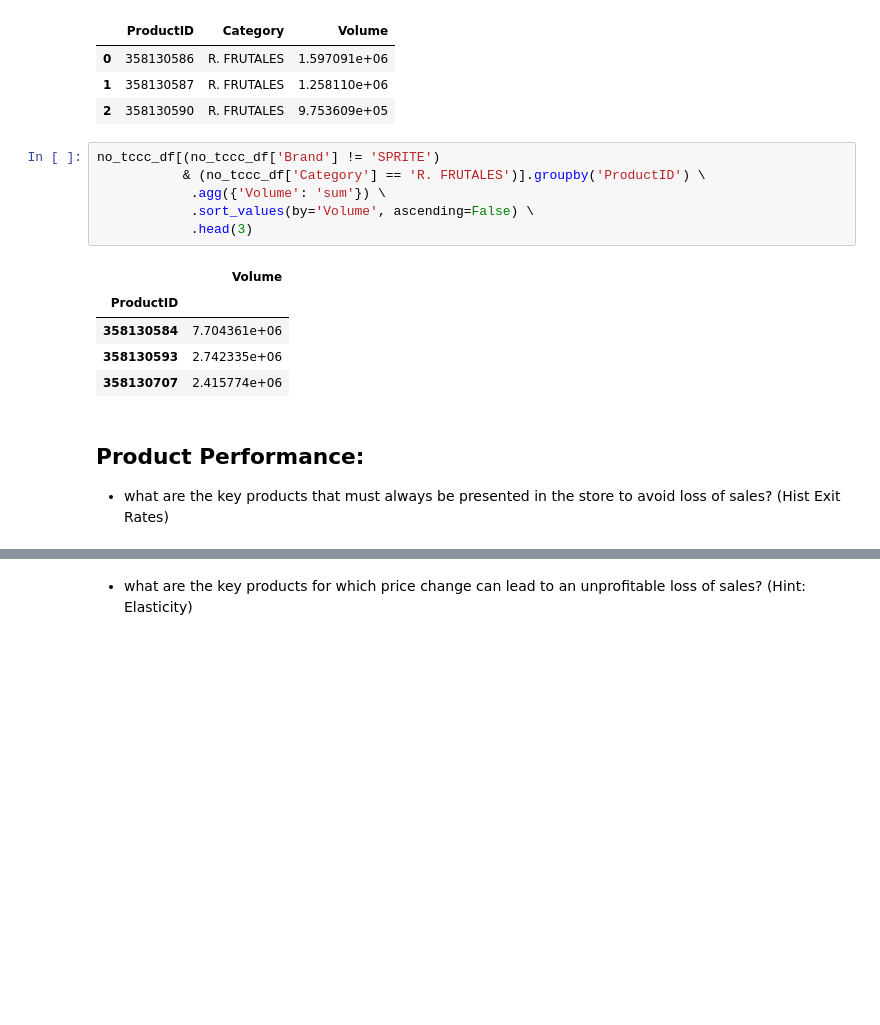
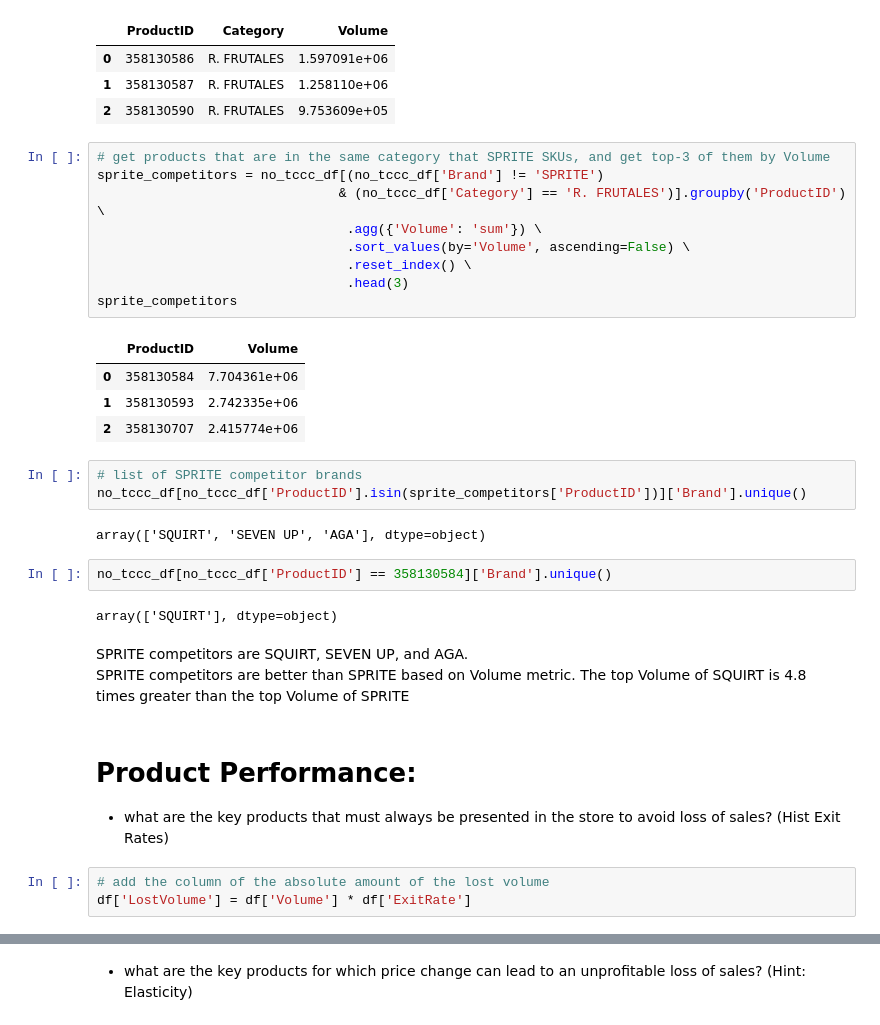
Before and after one commit to BRomanchuk/products-metrics, a Jupyter notebook: eda_products.ipynb, the cells around one changed output, grey strips where cells are left out. Saved outputs shown, nothing was run; the diff lists cells and outputs as text; blank space fills up the shorter version.

```diff
--- a/eda_products.ipynb
+++ b/eda_products.ipynb
@@ -275,18 +293,35 @@ tccc_top_products['SPRITE']
 | 1 | 358130587 | R. FRUTALES | 1.258110e+06 |
 | 2 | 358130590 | R. FRUTALES | 9.753609e+05 |
 # %%
-no_tccc_df[(no_tccc_df['Brand'] != 'SPRITE')
-           & (no_tccc_df['Category'] == 'R. FRUTALES')].groupby('ProductID') \
-            .agg({'Volume': 'sum'}) \
-            .sort_values(by='Volume', ascending=False) \
-            .head(3)
+# get products that are in the same category that SPRITE SKUs, and get top-3 of them by Volume
+sprite_competitors = no_tccc_df[(no_tccc_df['Brand'] != 'SPRITE')
+                               & (no_tccc_df['Category'] == 'R. FRUTALES')].groupby('ProductID') \
+                                .agg({'Volume': 'sum'}) \
+                                .sort_values(by='Volume', ascending=False) \
+                                .reset_index() \
+                                .head(3)
+sprite_competitors
 # %% [output]
-|  | Volume |
-| ProductID |  |
-| 358130584 | 7.704361e+06 |
-| 358130593 | 2.742335e+06 |
-| 358130707 | 2.415774e+06 |
+|  | ProductID | Volume |
+| 0 | 358130584 | 7.704361e+06 |
+| 1 | 358130593 | 2.742335e+06 |
+| 2 | 358130707 | 2.415774e+06 |
+# %%
+# list of SPRITE competitor brands
+no_tccc_df[no_tccc_df['ProductID'].isin(sprite_competitors['ProductID'])]['Brand'].unique()
+# %% [output]
+array(['SQUIRT', 'SEVEN UP', 'AGA'], dtype=object)
+# %%
+no_tccc_df[no_tccc_df['ProductID'] == 358130584]['Brand'].unique()
+# %% [output]
+array(['SQUIRT'], dtype=object)
+# %% [markdown]
+SPRITE competitors are SQUIRT, SEVEN UP, and AGA.
+<br>SPRITE competitors are better than SPRITE based on Volume metric. The top Volume of SQUIRT is 4.8 times greater than the top Volume of SPRITE
 # %% [markdown]
-## Product Performance:
+# Product Performance:
 
 - what are the key products that must always be presented in the store to avoid loss of sales? (Hist Exit Rates)
+# %%
+# add the column of the absolute amount of the lost volume
+df['LostVolume'] = df['Volume'] * df['ExitRate']
```
Also changed, not shown: parts of 18 cells of this notebook.
